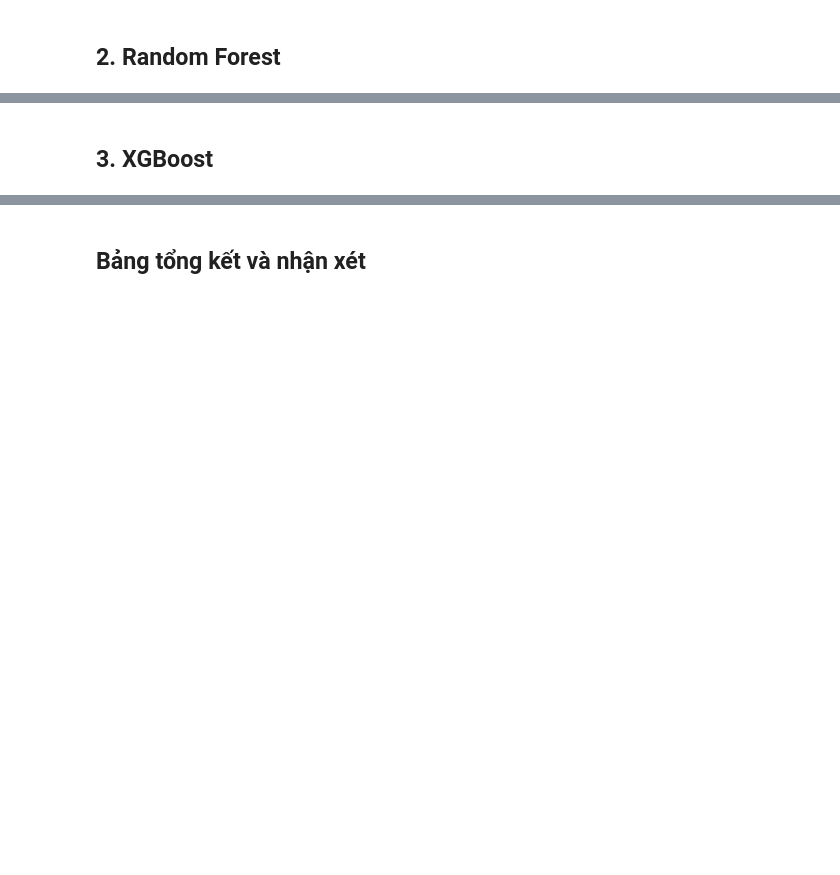
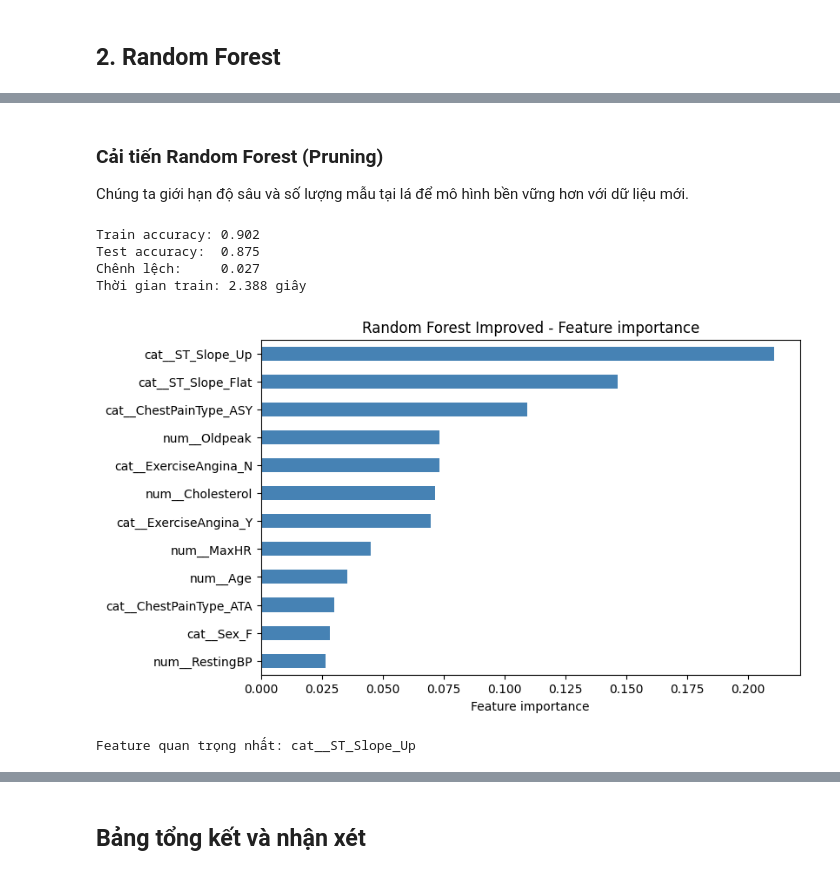
Before and after one commit to iTCuong090/Machine-Learning-Deep-Learning, a Jupyter notebook: ML_ISE_TUAN_5/Decision Tree - Essembles/B.ipynb, the cells around one changed output, grey strips where cells are left out. Cells and saved outputs as stored; diff of their text form; code cells hidden in the pictures; blank space fills up the shorter version.

```diff
--- a/ML_ISE_TUAN_5/Decision Tree - Essembles/B.ipynb
+++ b/ML_ISE_TUAN_5/Decision Tree - Essembles/B.ipynb
@@ -165,3 +192,26 @@ Thời gian train: 0.844 giây
 Feature quan trọng nhất: cat__ST_Slope_Up
-# %% [markdown]
-## 3. XGBoost
+# %% [markdown]
+### Cải tiến Random Forest (Pruning)
+Chúng ta giới hạn độ sâu và số lượng mẫu tại lá để mô hình bền vững hơn với dữ liệu mới.
+# %%
+rf_improved = RandomForestClassifier(
+    n_estimators=200,
+    max_depth=6,
+    min_samples_leaf=5,
+    max_features='sqrt',
+    random_state=42,
+    n_jobs=-1
+)
+#n_estimators: số lượng cây trong rừng.
+#max_features='sqrt': mỗi lần chia nhánh chỉ lấy ngẫu nhiên căn bậc hai số lượng feature để đảm bảo tính đa dạng
+#Ưu điểm: tăng tính đa dạng của các cây trong rừng, tránh lặp nhiều cây y hệt nhau.
+#n_jobs: sử dụng tối đa số nhân cpu để xử lí.
+rf_improved = evaluate_model('Random Forest (Improved)', rf_improved)
+plot_importance(rf_improved, 'Random Forest Improved - Feature importance')
+# %% [output]
+Train accuracy: 0.902
+Test accuracy:  0.875
+Chênh lệch:     0.027
+Thời gian train: 2.388 giây
+[figure, added]
+Feature quan trọng nhất: cat__ST_Slope_Up
```
Also changed, not shown: parts of 12 cells of this notebook.
